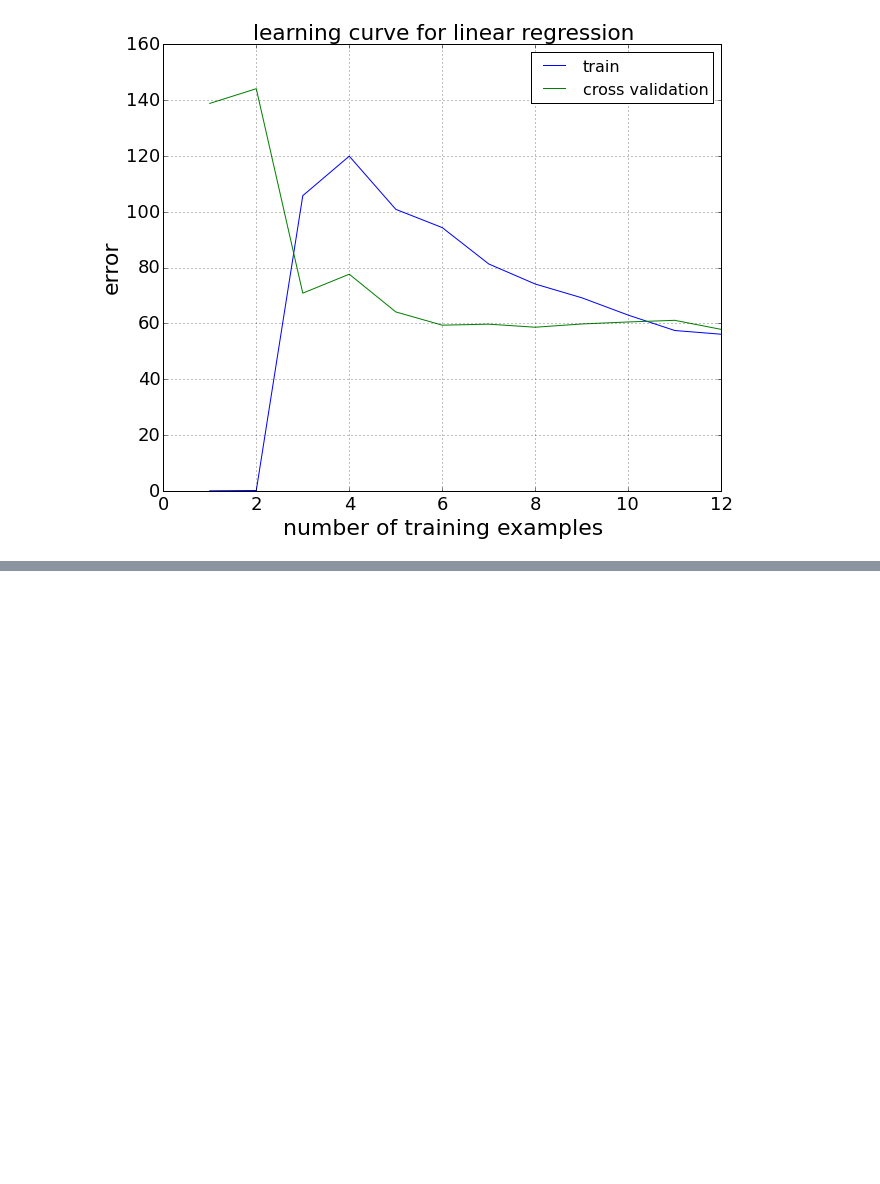
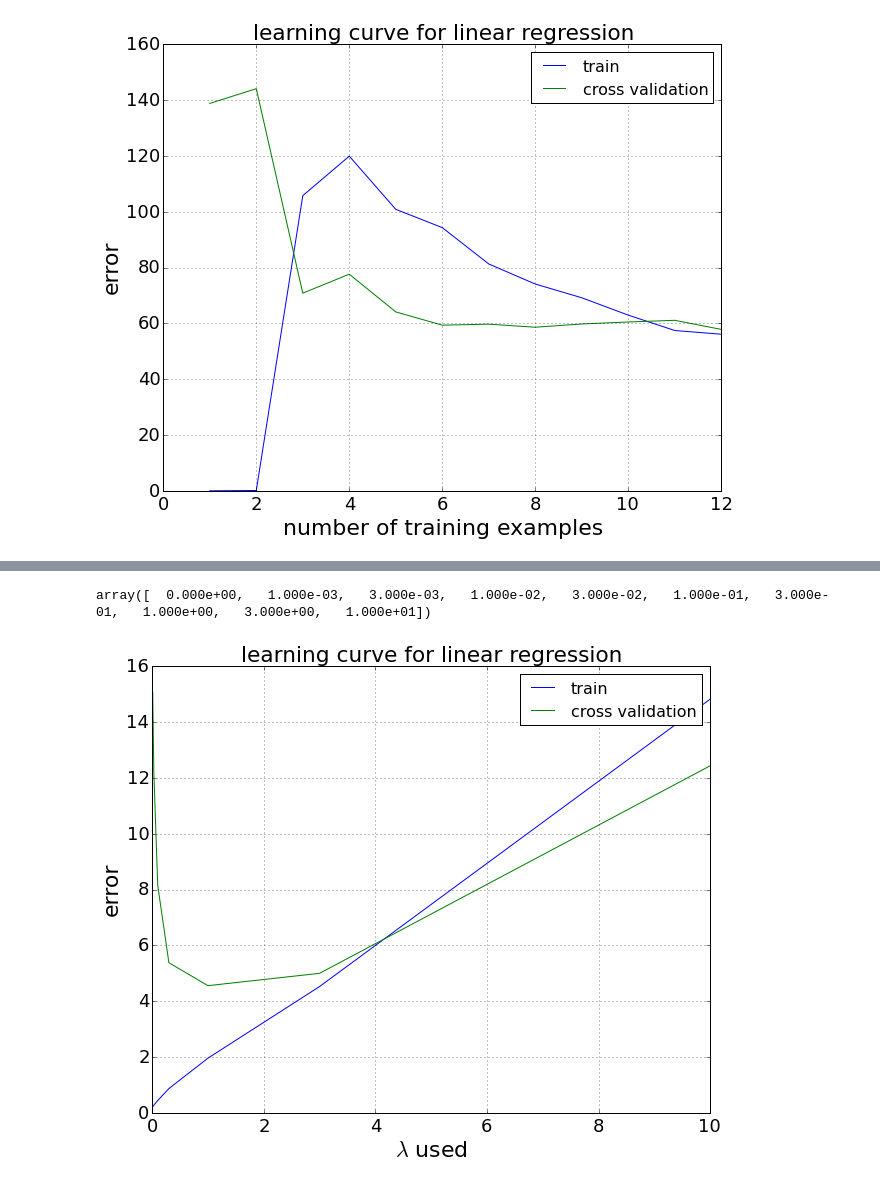
Before and after one commit to nakicam/DataScienceTraining, a Jupyter notebook: courses/coursera_ml008/hw5/hw5_bias_vs_variance.ipynb, the cells around one changed output, grey strips where cells are left out. Saved outputs shown, nothing was run; the diff lists cells and outputs as text; code cells hidden in the pictures; blank space fills up the shorter version.

```diff
--- a/courses/coursera_ml008/hw5/hw5_bias_vs_variance.ipynb
+++ b/courses/coursera_ml008/hw5/hw5_bias_vs_variance.ipynb
@@ -513,0 +523,32 @@ plt.grid()
+# %%
+def learning_err_lambda(X_train, y_train, X_val, y_val, lambda_params):
+    m, n         = X_train.shape
+    err_train    = np.zeros_like(lambda_params)
+    err_val      = np.zeros_like(lambda_params)
+
+    for idx, lambda_param in enumerate(lambda_params):
+
+        theta = train_linreg(X_train, y_train, lambda_param=lambda_param)
+
+        err_train[idx] = cost(theta, X_train, y_train, lambda_param=0.0)
+        err_val[idx]   = cost(theta, X_val  , y_val  , lambda_param=0.0)
+
+    return err_train, err_val
+# %%
+lambda_params = np.array([0, 0.001, 0.003, 0.01, 0.03, 0.1, 0.3, 1, 3, 10])
+lambda_params
+# %% [output]
+array([  0.000e+00,   1.000e-03,   3.000e-03,   1.000e-02,   3.000e-02,   1.000e-01,   3.000e-01,   1.000e+00,   3.000e+00,   1.000e+01])
+# %%
+err_train, err_val = learning_err_lambda(X_poly_train, y_train, X_poly_val, y_val, lambda_params)
+# %%
+# x = np.arange(err_train.size)
+plt.plot(lambda_params, err_train, lambda_params, err_val)
+plt.legend(['train', 'cross validation'])
+plt.title('learning curve for linear regression')
+plt.xlabel(r'$\lambda$ used')
+plt.ylabel("error")
+# plt.axis([0,12,0,100])
+plt.grid()
+# %% [output]
+[figure, added]
```
Also changed, not shown: parts of 10 cells of this notebook.
